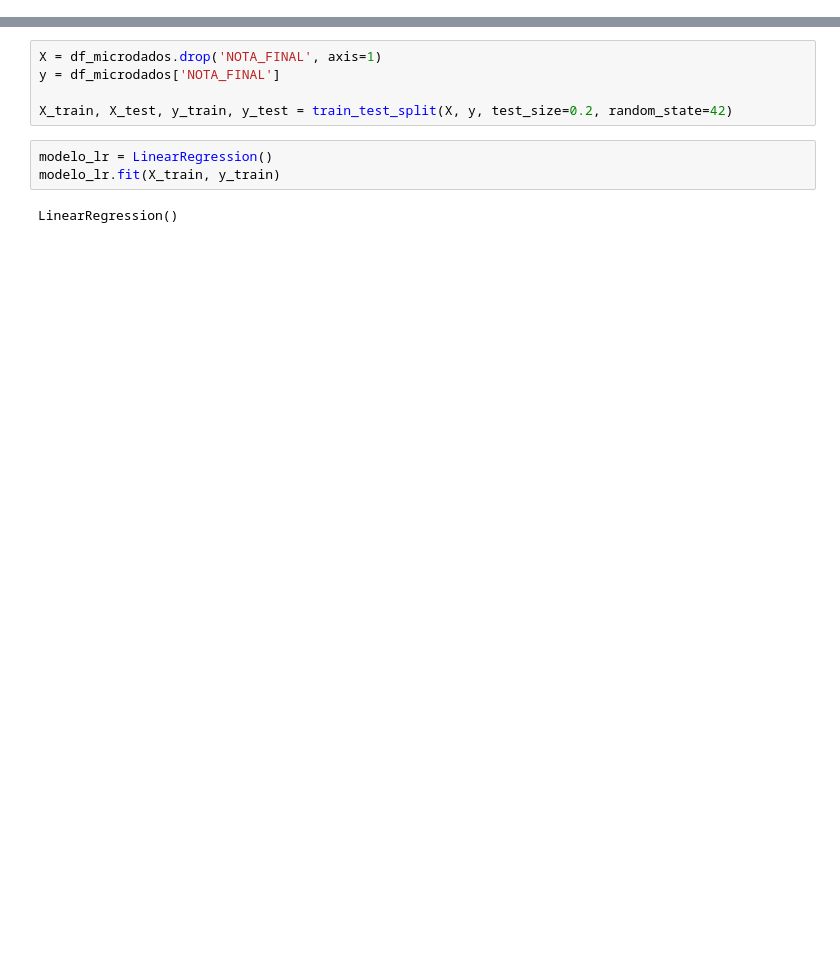
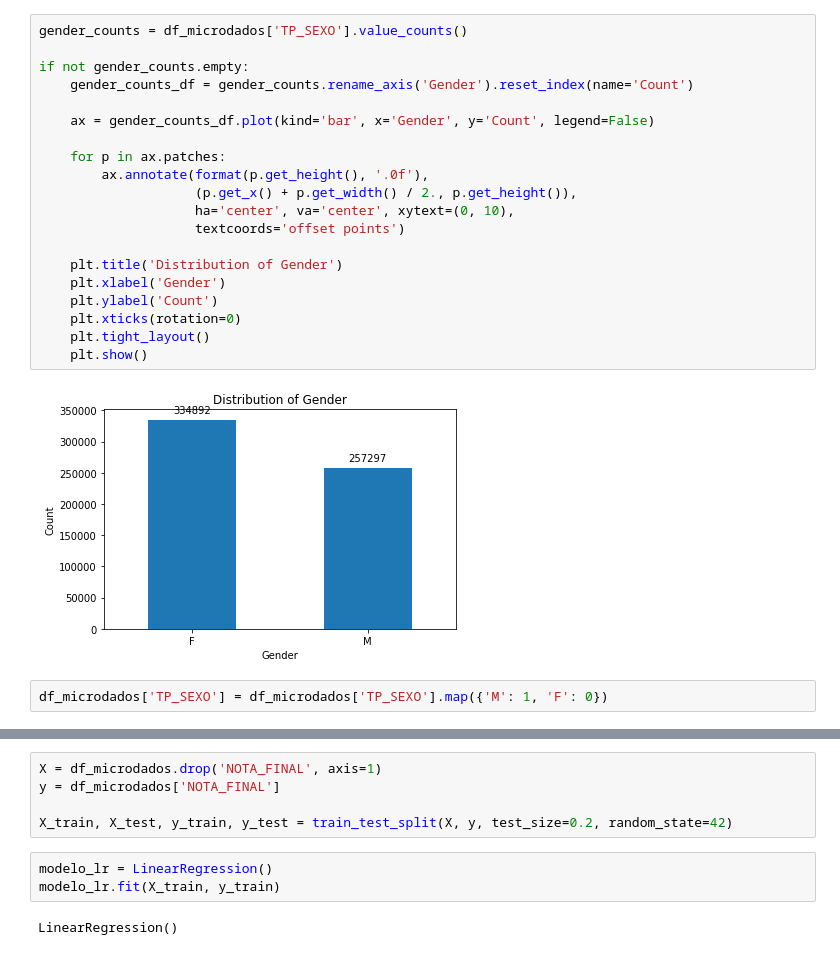
Before and after one commit to analuizapl/enem-2021, a Jupyter notebook: main.ipynb, the cells around one changed output, grey strips where cells are left out. Cells and saved outputs as stored; diff of their text form; blank space fills up the shorter version.

```diff
--- a/main.ipynb
+++ b/main.ipynb
@@ -190,0 +257,24 @@ df_microdados['NOTA_FINAL'] = (df_microdados['NU_NOTA_CN'] + df_microdados['NU_N
+# %%
+gender_counts = df_microdados['TP_SEXO'].value_counts()
+
+if not gender_counts.empty:
+    gender_counts_df = gender_counts.rename_axis('Gender').reset_index(name='Count')
+
+    ax = gender_counts_df.plot(kind='bar', x='Gender', y='Count', legend=False)
+
+    for p in ax.patches:
+        ax.annotate(format(p.get_height(), '.0f'),
+                    (p.get_x() + p.get_width() / 2., p.get_height()),
+                    ha='center', va='center', xytext=(0, 10),
+                    textcoords='offset points')
+
+    plt.title('Distribution of Gender')
+    plt.xlabel('Gender')
+    plt.ylabel('Count')
+    plt.xticks(rotation=0)
+    plt.tight_layout()
+    plt.show()
+# %% [output]
+[figure, added]
+# %%
+df_microdados['TP_SEXO'] = df_microdados['TP_SEXO'].map({'M': 1, 'F': 0})
```
Also changed, not shown: parts of 19 cells of this notebook, 1 other file.
